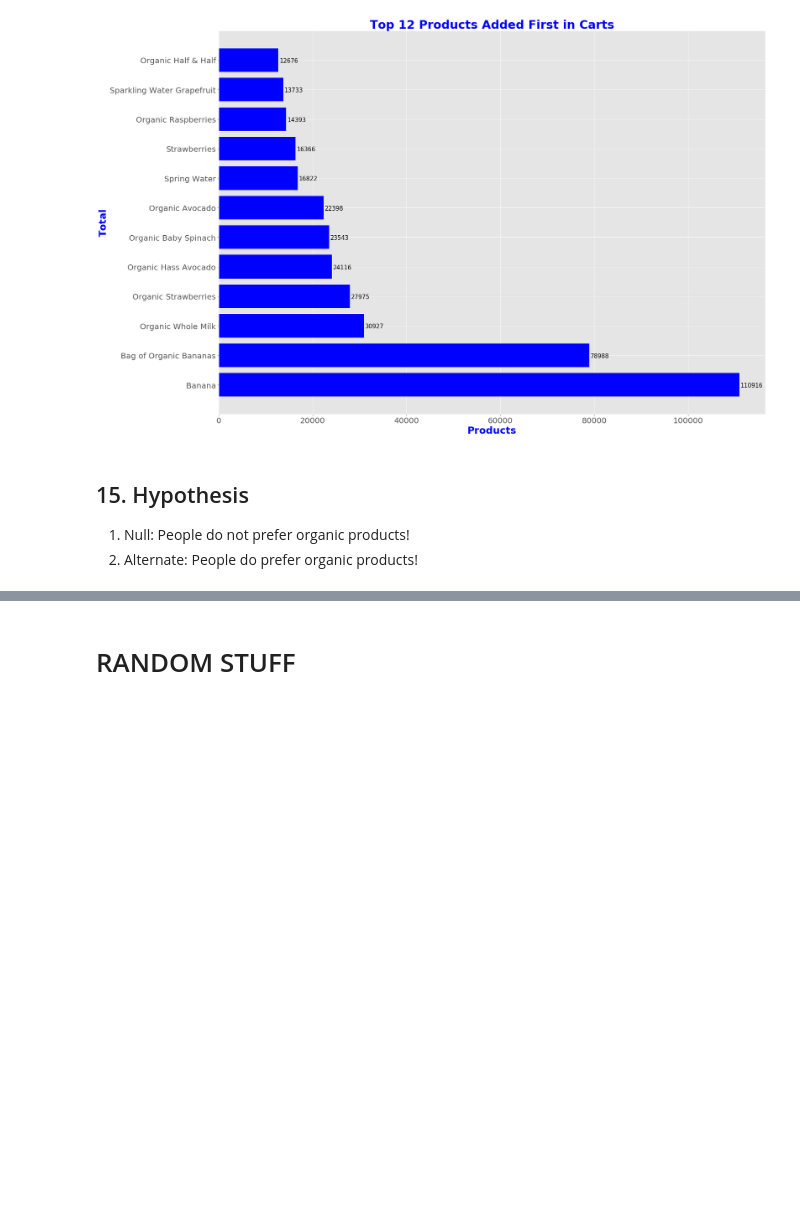
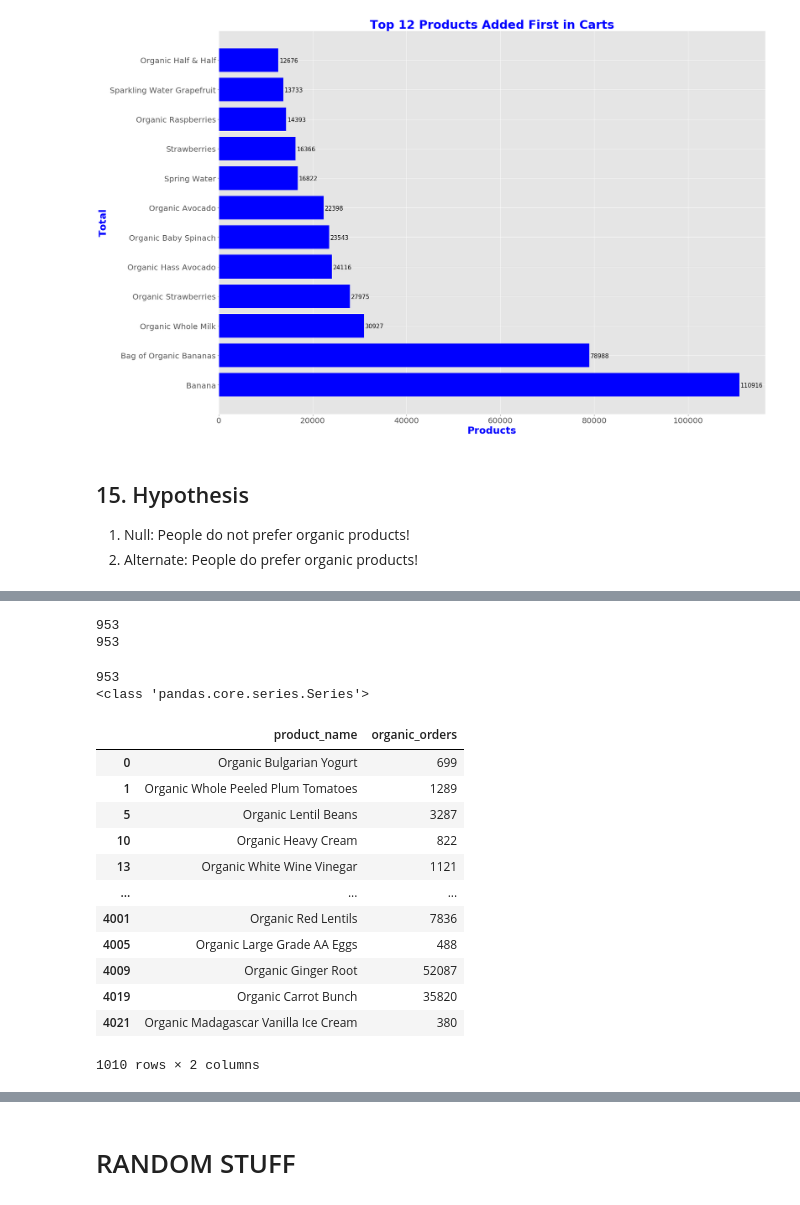
Before and after one commit to WinrichSy/Capstone_Instagram, a Jupyter notebook: Capstone 1 Instacart.ipynb, the cells around one changed output, grey strips where cells are left out. Saved outputs shown, nothing was run; the diff lists cells and outputs as text; code cells hidden in the pictures; blank space fills up the shorter version.

Commit message:
heavy calculation/filtering done

```diff
--- a/Capstone 1 Instacart.ipynb
+++ b/Capstone 1 Instacart.ipynb
@@ -1094,0 +1111,35 @@ spark.sql(query).count()
+# %%
+unwanted_dept_ids = (5, 7, 11, 17, 21)
+query = '''SELECT sub_query.product_name, COUNT(orders_prior.order_id) as organic_orders
+            FROM(
+                SELECT *
+                FROM products
+                WHERE product_name LIKE "%Organic%") as sub_query
+            LEFT JOIN orders_prior
+            ON orders_prior.product_id = sub_query.product_id
+            WHERE sub_query.department_id NOT IN (5,7,11,17,21)
+            GROUP BY sub_query.product_name
+                '''
+# print(spark.sql(query).count())
+total_organic_orders = spark.sql(query).toPandas()
+
+query = '''SELECT sub_query.product_name, COUNT(orders_prior.order_id) as non_organic_orders
+            FROM(
+                SELECT *
+                FROM products
+                WHERE product_name NOT LIKE "%Organic%") as sub_query
+            LEFT JOIN orders_prior
+            ON orders_prior.product_id = sub_query.product_id
+            WHERE sub_query.department_id NOT IN (5,7,11,17,21)
+            GROUP BY sub_query.product_name
+                '''
+# print(spark.sql(query).count())
+total_non_organic_orders = spark.sql(query).toPandas()
+# spark.sql(query).show()
+# %%
+no_organic_keyword_df = total_organic_orders.replace(to_replace = 'Organic ', value = '', regex = True)
+org_and_non_org_df = no_organic_keyword_df.product_name.isin(total_non_organic_orders.product_name)
+organic_side_df = total_organic_orders[org_and_non_org_df]
+
+non_org_df = total_non_organic_orders.product_name.isin(organic_side_df.product_name)
+print(organic_side_df)
@@ -1094,0 +1201,37 @@ spark.sql(query).count()
+# %%
+#Check
+organic_names_series = pd.Series(sorted(organic_names_list))
+non_organic_names_series = pd.Series(sorted(non_organic_names_list_2))
+# print(len(organic_names_series))
+# print(len(non_organic_names_series))
+# %% [output]
+953
+953
+# %%
+# organicc_df = organic_names_series.isin(total_organic_orders.product_name)
+# non_organicc_df = non_organic_names_series.isin(total_non_organic_orders.product_name)
+# print(organicc_df)
+# print(non_organicc_df)
+
+non_org_bool_filter = total_non_organic_orders.product_name.isin(non_organic_names_series)
+org_bool_filter = total_organic_orders.product_name.isin(organic_names_series)
+# %% [output]
+953
+<class 'pandas.core.series.Series'>
+# %%
+organic_side_df = total_organic_orders[org_and_non_org_df]
+organic_side_df
+# %% [output]
+|  | product_name | organic_orders |
+| 0 | Organic Bulgarian Yogurt | 699 |
+| 1 | Organic Whole Peeled Plum Tomatoes | 1289 |
+| 5 | Organic Lentil Beans | 3287 |
+| 10 | Organic Heavy Cream | 822 |
+| 13 | Organic White Wine Vinegar | 1121 |
+| ... | ... | ... |
+| 4001 | Organic Red Lentils | 7836 |
+| 4005 | Organic Large Grade AA Eggs | 488 |
+| 4009 | Organic Ginger Root | 52087 |
+| 4019 | Organic Carrot Bunch | 35820 |
+| 4021 | Organic Madagascar Vanilla Ice Cream | 380 |
+1010 rows × 2 columns
```
Also changed, not shown: parts of 6 cells of this notebook.
